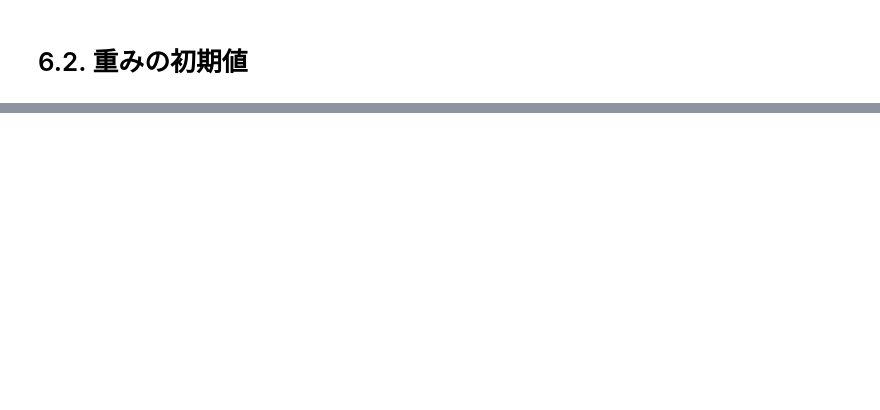
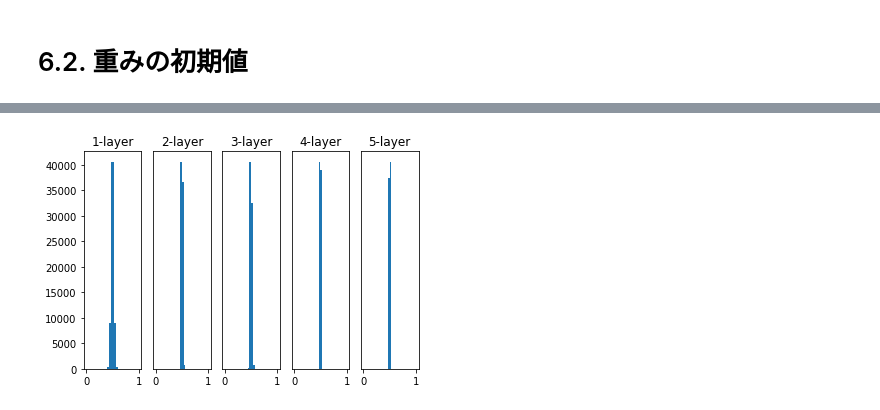
Before and after one commit to Rui-Ue/Deep-Learning-from-scratch, a Jupyter notebook: chapter_6/note_and_source.ipynb, the cells around one changed output, grey strips where cells are left out. Saved outputs shown, nothing was run; the diff lists cells and outputs as text; code cells hidden in the pictures; blank space fills up the shorter version.

```diff
--- a/chapter_6/note_and_source.ipynb
+++ b/chapter_6/note_and_source.ipynb
@@ -446,0 +683,6 @@ plt.show()
+# %%
+# 重みの初期化法がアクティベーション分布に与える影響を実験
+
+plot_activation_tmp(init_sd=0.01, activate_f="sigmoid")
+# %% [output]
+[figure, added]
```
Also changed, not shown: parts of 43 cells of this notebook, 1 other file.
